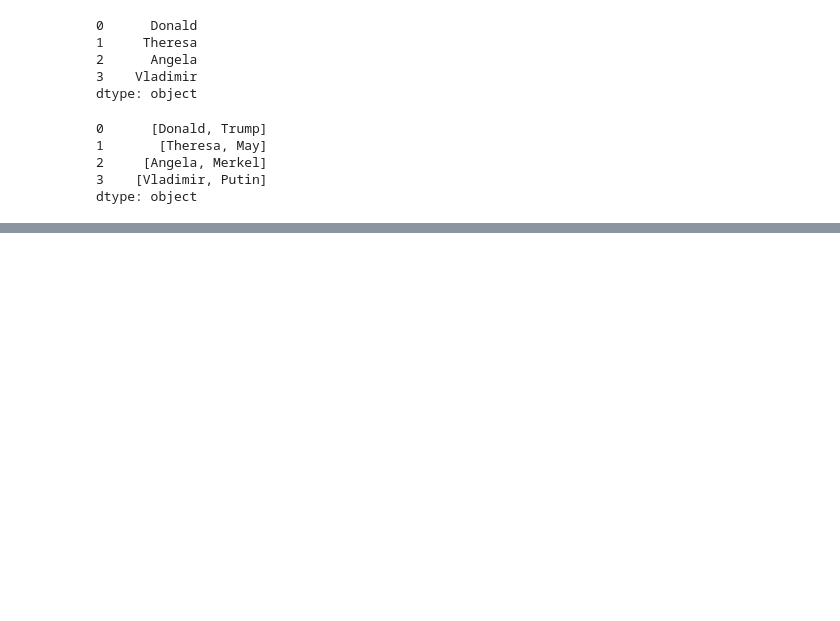
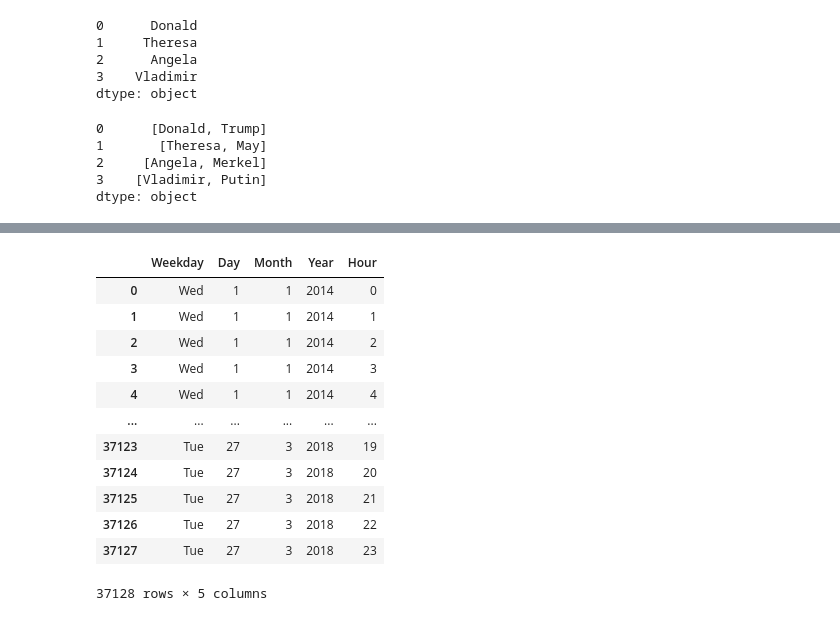
Before and after one commit to annassanchez/HY-2021-DataScience, a Jupyter notebook: week04/Week04.ipynb, the cells around one changed output, grey strips where cells are left out. Saved outputs shown, nothing was run; the diff lists cells and outputs as text; code cells hidden in the pictures; blank space fills up the shorter version.

```diff
--- a/week04/Week04.ipynb
+++ b/week04/Week04.ipynb
@@ -866,0 +875,34 @@ dtype: object
+# %%
+## exercise 16: split date
+def split_date():
+    kk = pd.read_csv('Helsingin_pyorailijamaarat.csv', sep = ';', header = 0)
+    kk = kk.dropna(axis=0, how='all')
+    kk = kk.dropna(axis=1, how='all')
+    kk[["Weekday", "Day", "Month", "Year", "Hour"]] = kk['Päivämäärä'].str.split(expand=True)
+
+    kk[["Weekday"]] = kk[["Weekday"]].replace({"ma": "Mon", "ti": "Tue", "ke": "Wed", "to": "Thu",
+        "pe": "Fri", "la": "Sat", "su": "Sun"})
+    kk[["Month"]] = kk[["Month"]].replace({"tammi": "1", "helmi": "2", "maalis": "3", "huhti": "4",
+        "touko": "5", "kesä": "6", "heinä": "7", "elo": "8", "syys": "9", "loka": "10", "marras": "11",
+        "joulu": "12"})
+    kk["Hour"] = kk["Hour"].str.split(":", expand=True)[0].map(int)
+    kk['Päivämäärä'] = kk["Weekday"] + " " + kk["Day"] + " " + kk["Month"] + " " + kk["Year"] + " " + kk["Hour"].map(str)
+    kk = kk[kk.columns.tolist()[-5:] + [kk.columns.tolist()[0]]]
+    kk
+    return kk
+# %%
+split_date()
+# %% [output]
+|  | Weekday | Day | Month | Year | Hour |
+| 0 | Wed | 1 | 1 | 2014 | 0 |
+| 1 | Wed | 1 | 1 | 2014 | 1 |
+| 2 | Wed | 1 | 1 | 2014 | 2 |
+| 3 | Wed | 1 | 1 | 2014 | 3 |
+| 4 | Wed | 1 | 1 | 2014 | 4 |
+| ... | ... | ... | ... | ... | ... |
+| 37123 | Tue | 27 | 3 | 2018 | 19 |
+| 37124 | Tue | 27 | 3 | 2018 | 20 |
+| 37125 | Tue | 27 | 3 | 2018 | 21 |
+| 37126 | Tue | 27 | 3 | 2018 | 22 |
+| 37127 | Tue | 27 | 3 | 2018 | 23 |
+37128 rows × 5 columns
```
Also changed, not shown: parts of 3 cells of this notebook.
